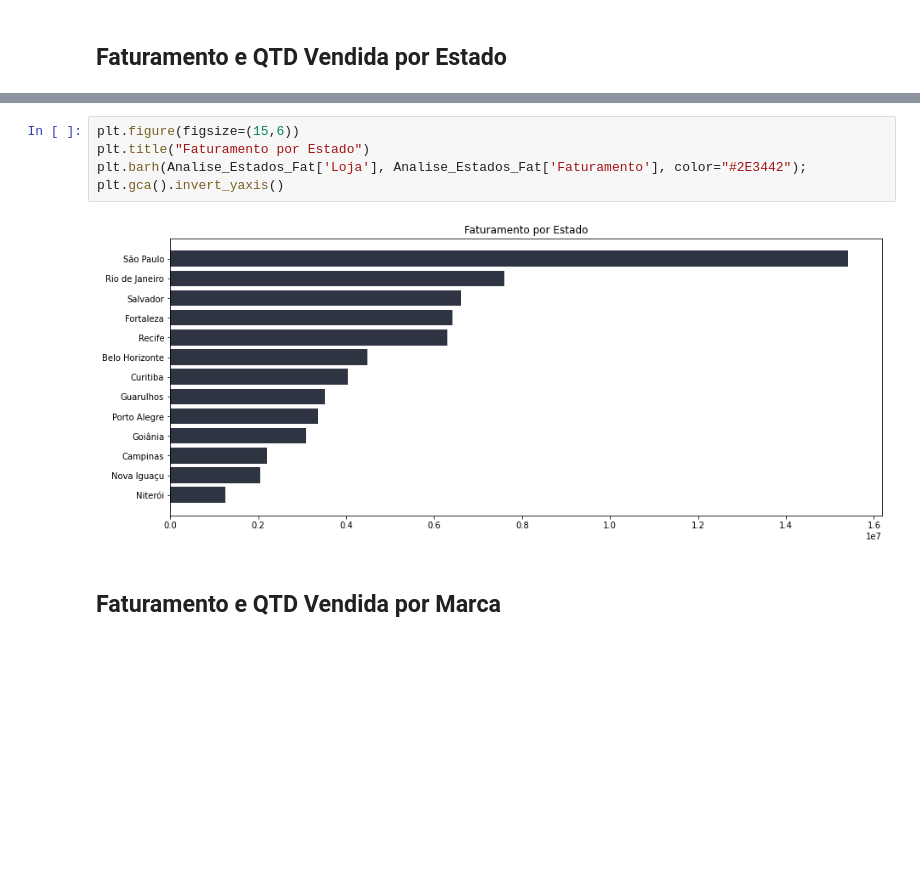
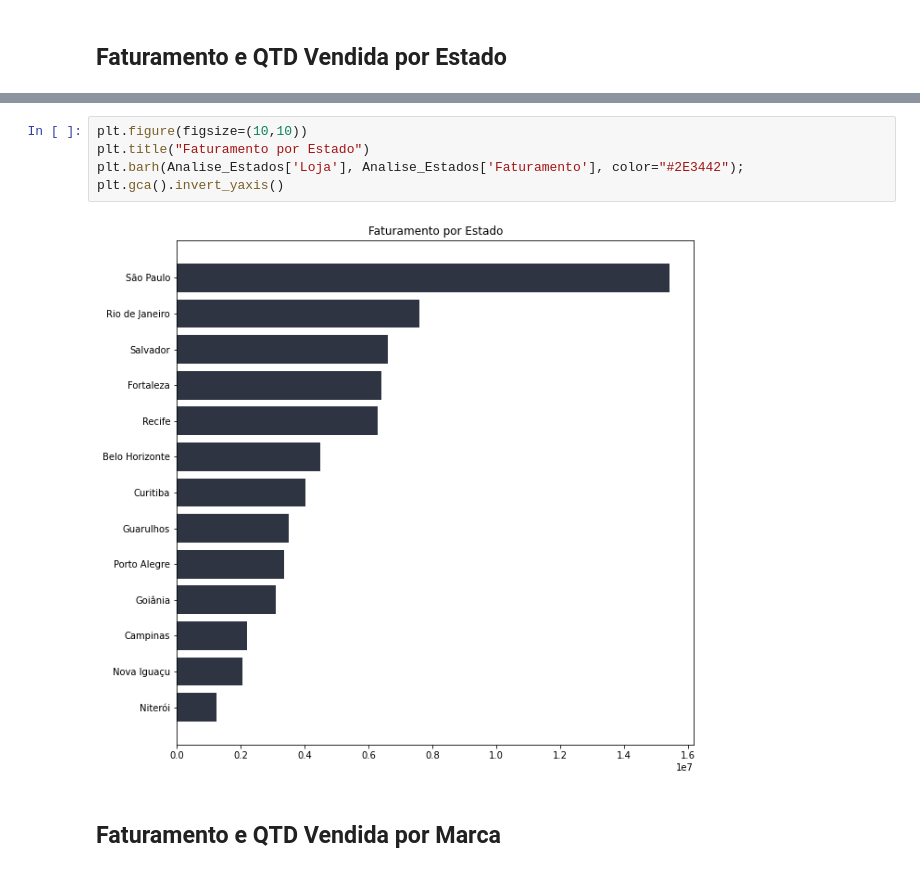
Before and after one commit to washingtonjunior27/Python-Vendas-Analise, a Jupyter notebook: Vendas.ipynb, the cells around one changed output, grey strips where cells are left out. Saved outputs shown, nothing was run; the diff lists cells and outputs as text; blank space fills up the shorter version.

```diff
--- a/Vendas.ipynb
+++ b/Vendas.ipynb
@@ -200,10 +200,10 @@ plt.gca().invert_yaxis()
 # %%
-plt.figure(figsize=(15,6))
+plt.figure(figsize=(10,10))
 plt.title("Faturamento por Estado")
-plt.barh(Analise_Estados_Fat['Loja'], Analise_Estados_Fat['Faturamento'], color="#2E3442");
+plt.barh(Analise_Estados['Loja'], Analise_Estados['Faturamento'], color="#2E3442");
 plt.gca().invert_yaxis()
 # %% [output]
-[figure, old version]
+[figure, new version]
 # %% [markdown]
 ## Faturamento e QTD Vendida por Marca
 # %%
```
Also changed, not shown: parts of 6 cells of this notebook.
